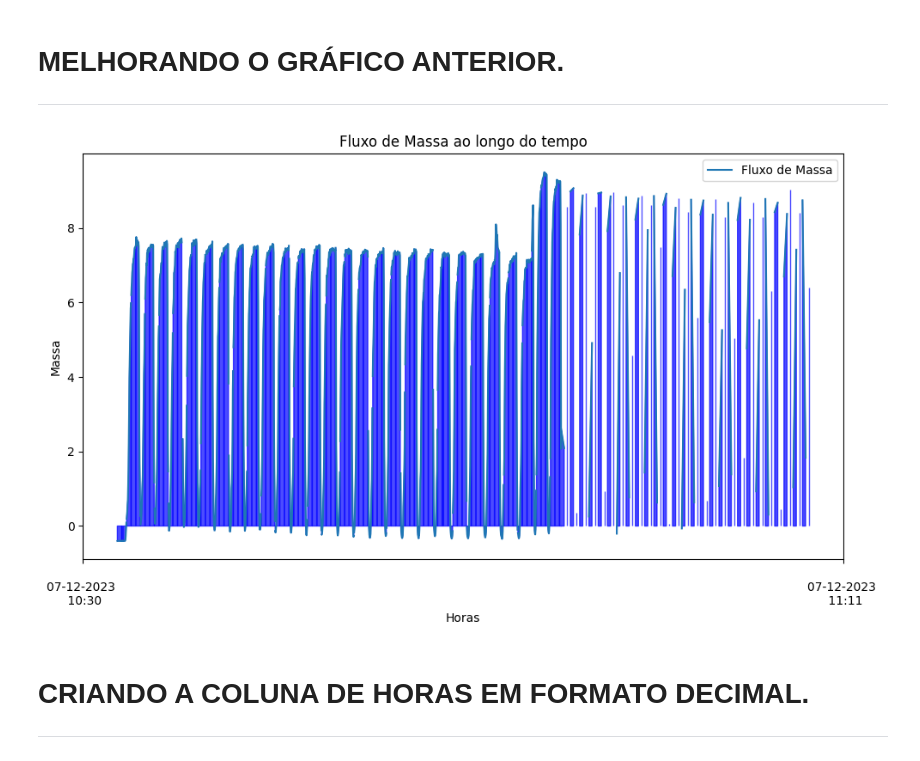
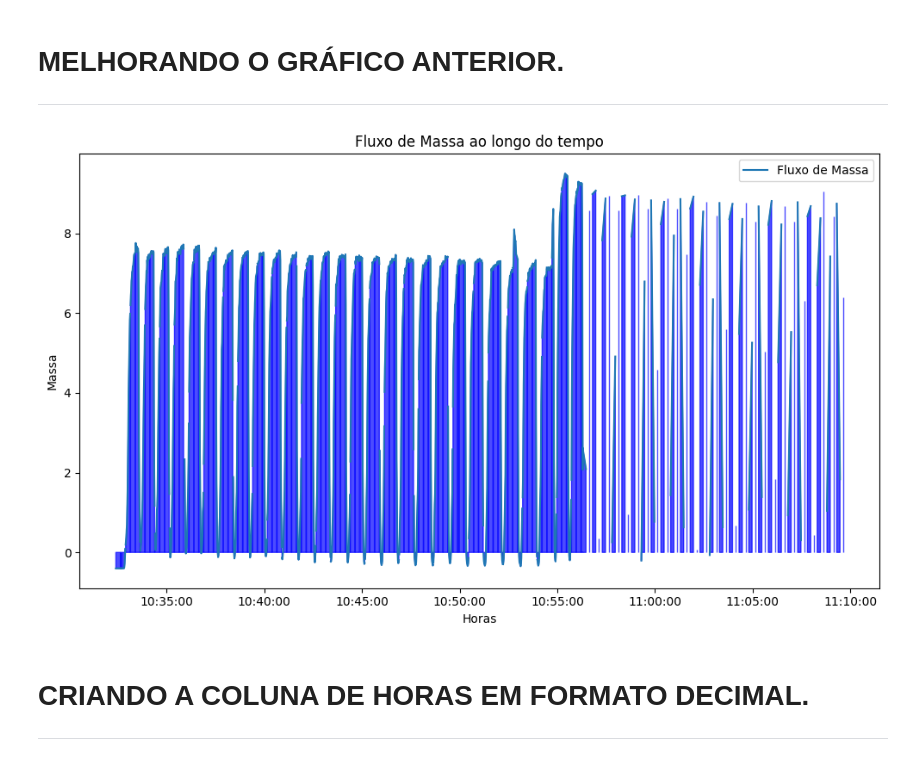
Before and after one commit to MalVaroTor/MalVaroTor, a Jupyter notebook: TCC_2_CAL_MASSA.ipynb, the cells around one changed output. Saved outputs shown, nothing was run; the diff lists cells and outputs as text; code cells hidden in the pictures.

```diff
--- a/TCC_2_CAL_MASSA.ipynb
+++ b/TCC_2_CAL_MASSA.ipynb
@@ -65,25 +64,20 @@ dtype: object
 
 ---
 # %%
+# FILTRANDO OS DADOS PARA A DATA ESPECÍFICA.
 # data_estudo = '2023-12-07'
-
-# Filtrar os dados para a data específica
 # dados_data_especifica = db_fluxo_07dez[db_fluxo_07dez['Data/Hora'].dt.date == pd.to_datetime(data_estudo).date()]
 
-# Especificar o intervalo de horário
+# FILTRANDO OS DADOS PARA O HORÁRIO DO POWERSET EM ESTUDO E CONVERTENDO A STRING DE ENTRADA EM UM DATATIME.
 hora_inicio = '10:32:24'
-hora_inicio_dt = pd.to_datetime(hora_inicio, format='%H:%M:%S').time()
+hora_inicio = pd.to_datetime(hora_inicio, format='%H:%M:%S').time()
 
 hora_fim = '11:09:43'
+hora_fim = pd.to_datetime(hora_fim, format='%H:%M:%S').time()
 
-# Convertendo a hora de início para um objeto datetime
-hora_inicio = pd.to_datetime(hora_fim)
-hora_fim_dt = pd.to_datetime(hora_fim, format='%H:%M:%S').time()
-
-# Filtrando o DataFrame db_fluxo_07dez com base nas horas de início e fim
-dados_07dez = db_fluxo_07dez[(pd.to_datetime(db_fluxo_07dez['Data/Hora']).dt.time >= hora_inicio_dt) &
-                             (pd.to_datetime(db_fluxo_07dez['Data/Hora']).dt.time <= hora_fim_dt)]
-
+# FILTRANDO O DATAFRAME db_fluxo_07dez COM BASE NOS HORÁRIOS E INÍCIO E FIM.
+dados_07dez = db_fluxo_07dez[(pd.to_datetime(db_fluxo_07dez['Data/Hora']).dt.time >= hora_inicio) &
+                             (pd.to_datetime(db_fluxo_07dez['Data/Hora']).dt.time <= hora_fim)]
 
 display(dados_07dez)
 # %% [output]
@@ -128,39 +125,47 @@ plt.show()
 
 ---
 # %%
-import matplotlib.pyplot as plt
-import matplotlib.dates as mdates
-
-# Criar figura e eixos
+# CRIANDO A FIGURA E OS EIXOS.
 fig, ax = plt.subplots(figsize=(10, 6))
 
-# Plotar os dados
+# PLOTANDO OS DADOS DO GRÁFICO.
 ax.plot(dados_07dez['Data/Hora'], dados_07dez['M_Fluxo_[Nm3/h]'], label='Fluxo de Massa')
 
-# Preencher a área abaixo da curva
+# PREENCHENDO A ÁREA SOB O GRÁFICO.
 ax.fill_between(dados_07dez['Data/Hora'], dados_07dez['M_Fluxo_[Nm3/h]'], color='blue', alpha=0.7)
 
-# Definir os rótulos dos eixos x
-ax.xaxis.set_major_locator(mdates.DayLocator())  # Definir os principais locais dos dias
-ax.xaxis.set_minor_locator(mdates.HourLocator(interval=6))  # Definir os locais menores das horas com intervalo de 6 horas
-ax.xaxis.set_major_formatter(mdates.DateFormatter('\n%d-%m-%Y \n %H:%M'))  # Formato da data na parte superior
+# FORMATANDO O EIXO X.
 
+# DEFININDO OS LOCAIS MAIORES DOS DIAS.
+# ax.xaxis.set_major_locator(mdates.DayLocator())
 
+# DEFININDO OS LOCAIS MENORES DOS DIAS.
+# ax.xaxis.set_minor_locator(mdates.HourLocator(interval=6))
+
+# SEPARANDO A DATA NA PARTE SUPERIOR E O HORÁRIO NA PARTE INFERIOR NO EIXO X.
+ax.xaxis.set_major_formatter(mdates.DateFormatter('\n%d-%m-%Y \n %H:%M'))
+
+# ADICIONADNO OS EIXOS.
 ax.set_xlabel('Horas')
 ax.set_ylabel('Massa')
+
+# ADICIONADNO O TÍTULO.
 plt.title('Fluxo de Massa ao longo do tempo')
 
 # Adicionar rótulos aos eixos
 # ax.set_xlabel('Data e Hora')
 
-# Adicionar legenda
+# FORMATANDO O EIXO X.
+plt.gca().xaxis.set_major_formatter(plt.matplotlib.dates.DateFormatter('%H:%M:%S'))
+
+# ADICIONADNO A LEGENDA.
 ax.legend()
 
-# Exibir o gráfico
+# EXIBINDO O GRÁFICO.
 plt.tight_layout()
 plt.show()
 # %% [output]
-[figure, old version]
+[figure, new version]
 # %% [markdown]
 # **CRIANDO A COLUNA DE HORAS EM FORMATO DECIMAL.**
 
```
Also changed, not shown: parts of 37 cells of this notebook.
